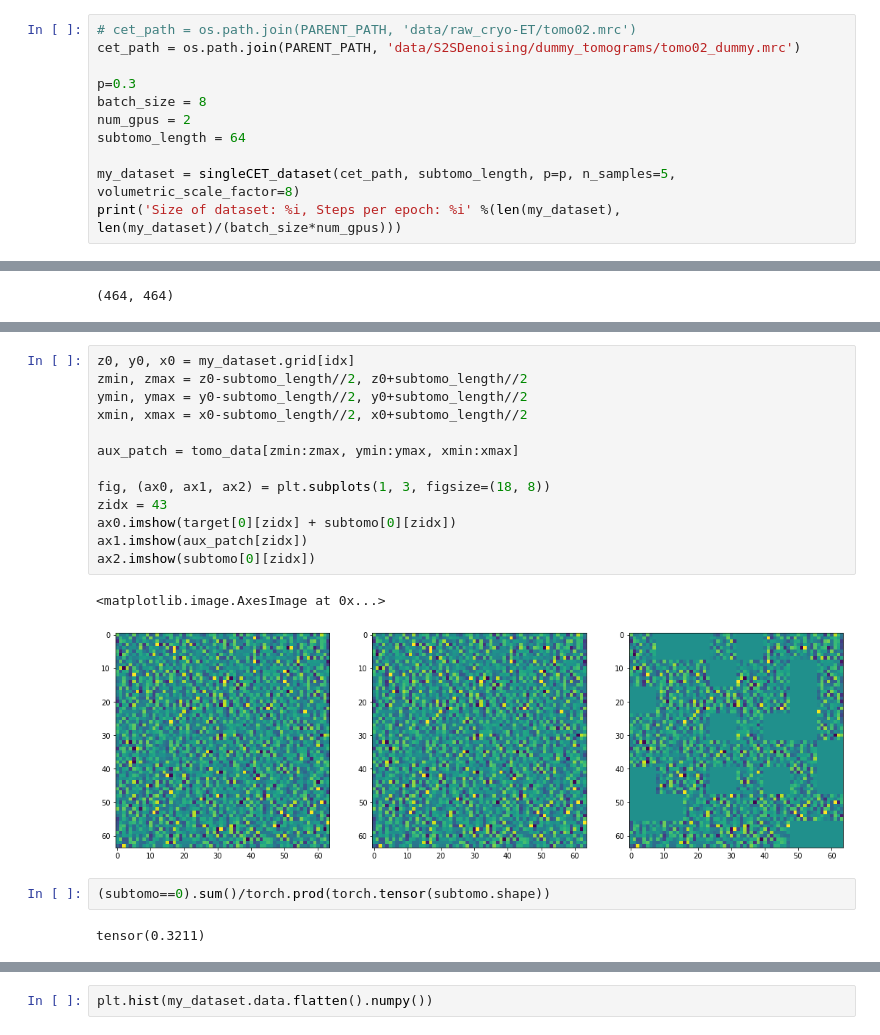
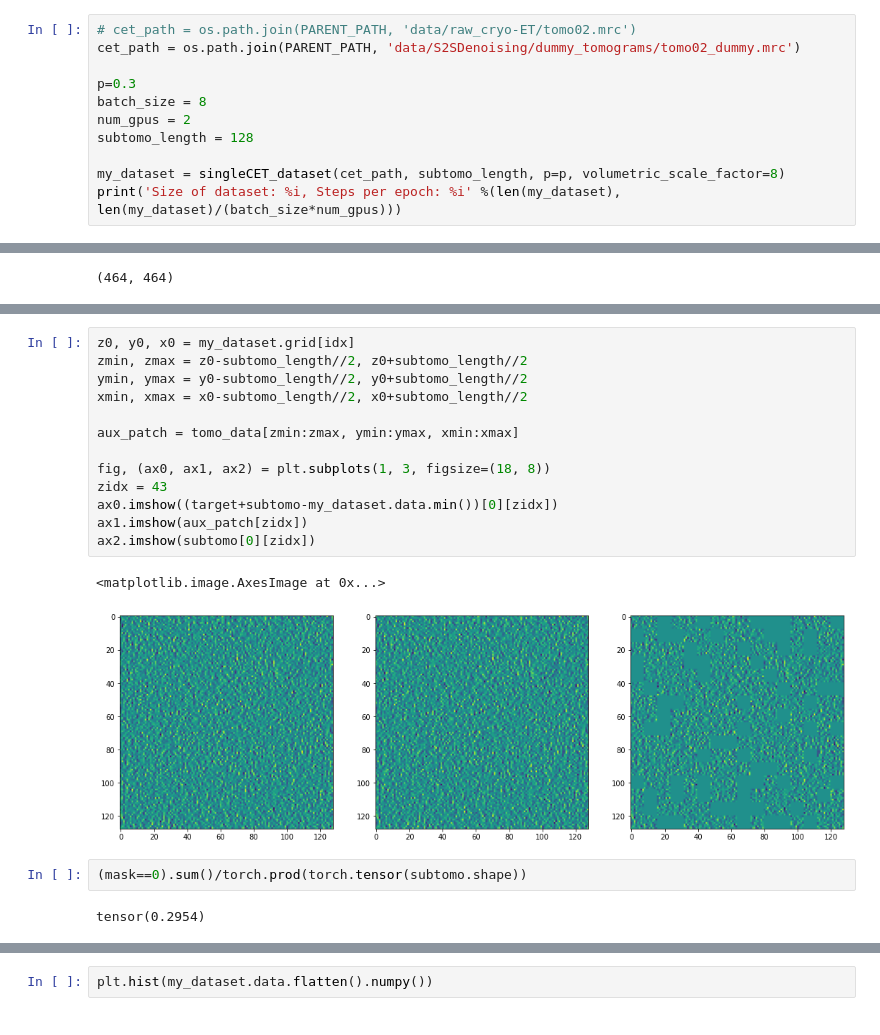
Before and after one commit to Fickincool/master-thesis, a Jupyter notebook: Notebooks/6.00_self2selfDenoising/6.00_dataloader_pilot.ipynb, the cells around one changed output, grey strips where cells are left out. Saved outputs shown, nothing was run; the diff lists cells and outputs as text.

```diff
--- a/Notebooks/6.00_self2selfDenoising/6.00_dataloader_pilot.ipynb
+++ b/Notebooks/6.00_self2selfDenoising/6.00_dataloader_pilot.ipynb
@@ -128,8 +125,8 @@ cet_path = os.path.join(PARENT_PATH, 'data/S2SDenoising/dummy_tomograms/tomo02_d
 p=0.3
 batch_size = 8
 num_gpus = 2
-subtomo_length = 64
+subtomo_length = 128
 
-my_dataset = singleCET_dataset(cet_path, subtomo_length, p=p, n_samples=5, volumetric_scale_factor=8)
+my_dataset = singleCET_dataset(cet_path, subtomo_length, p=p, volumetric_scale_factor=8)
 print('Size of dataset: %i, Steps per epoch: %i' %(len(my_dataset), len(my_dataset)/(batch_size*num_gpus)))
 # %% [output]
@@ -180,21 +196,21 @@ torch.Size([1, 64, 64, 64])
 # %%
 z0, y0, x0 = my_dataset.grid[idx]
 zmin, zmax = z0-subtomo_length//2, z0+subtomo_length//2
 ymin, ymax = y0-subtomo_length//2, y0+subtomo_length//2
 xmin, xmax = x0-subtomo_length//2, x0+subtomo_length//2
 
 aux_patch = tomo_data[zmin:zmax, ymin:ymax, xmin:xmax]
 
 fig, (ax0, ax1, ax2) = plt.subplots(1, 3, figsize=(18, 8))
 zidx = 43
-ax0.imshow(target[0][zidx] + subtomo[0][zidx])
+ax0.imshow((target+subtomo-my_dataset.data.min())[0][zidx])
 ax1.imshow(aux_patch[zidx])
 ax2.imshow(subtomo[0][zidx])
 # %% [output]
 <matplotlib.image.AxesImage at 0x...>
-[figure, old version]
+[figure, new version]
 # %%
-(subtomo==0).sum()/torch.prod(torch.tensor(subtomo.shape))
+(mask==0).sum()/torch.prod(torch.tensor(subtomo.shape))
 # %% [output]
-tensor(0.3211)
+tensor(0.2954)
 # %%
```
Also changed, not shown: parts of 8 cells of this notebook, 11 other files.
